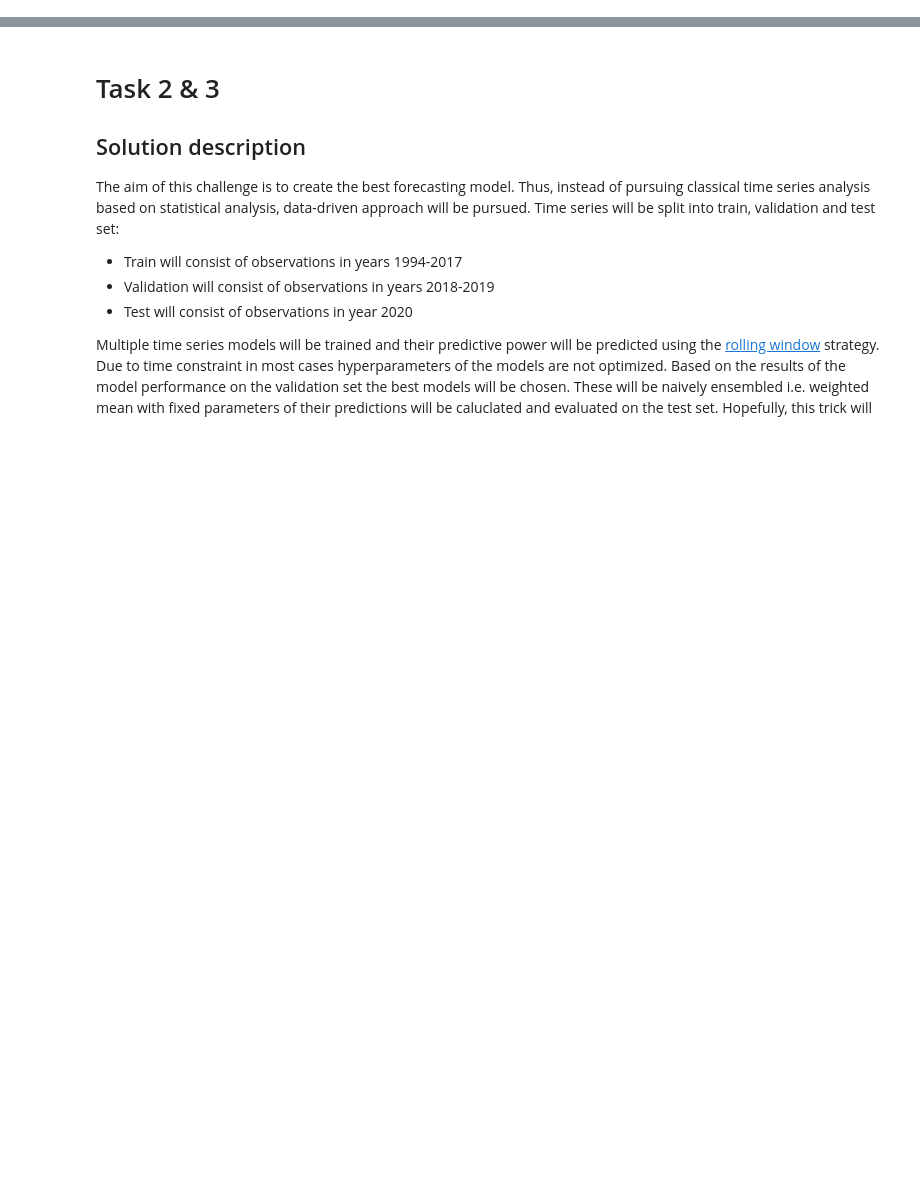
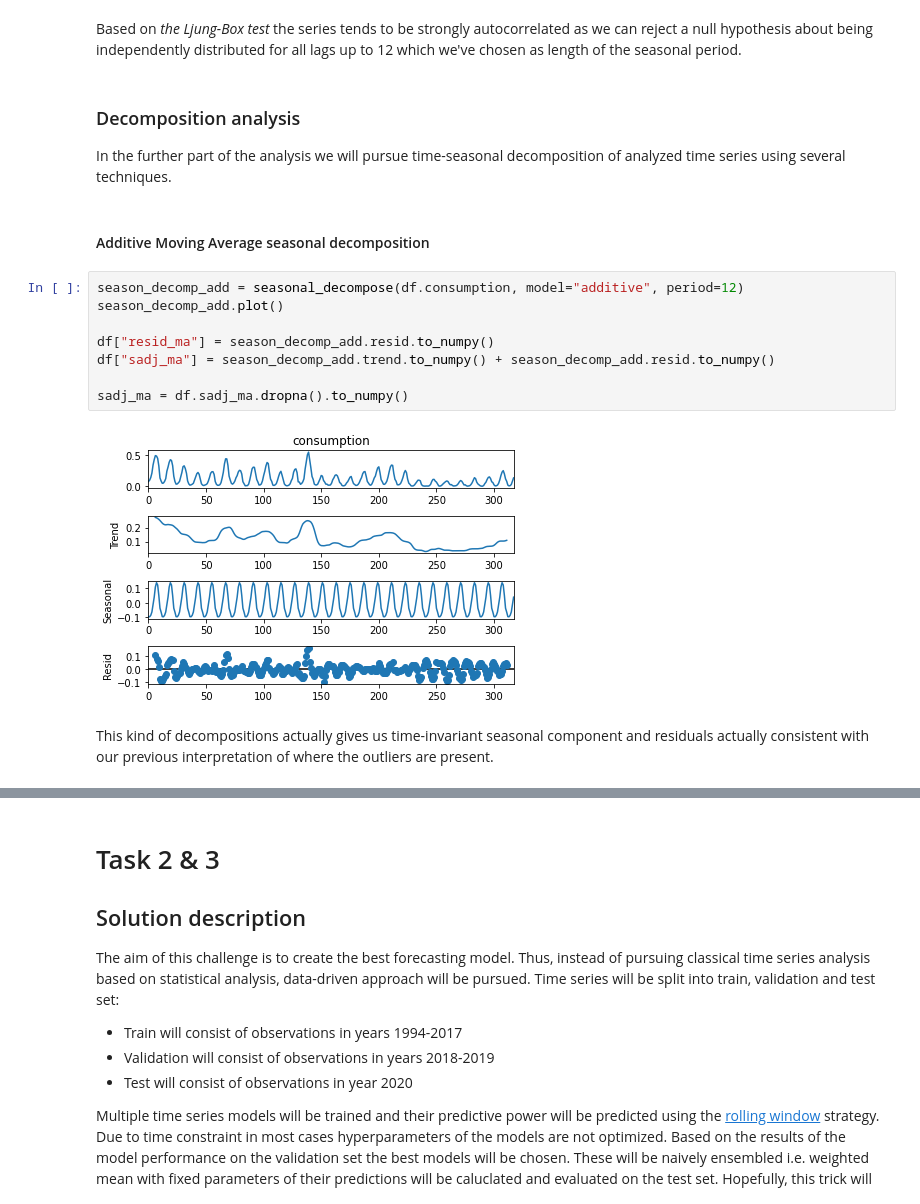
Before and after one commit to jcierocki/INGModellingContest, a Jupyter notebook: notebooks/models.ipynb, the cells around one changed output, grey strips where cells are left out. Drawn from its saved outputs; the diff is of its cells as text; blank space fills up the shorter version.

```diff
--- a/notebooks/models.ipynb
+++ b/notebooks/models.ipynb
@@ -0,0 +73,23 @@
+# %% [markdown]
+Based on _the Ljung-Box test_ the series tends to be strongly autocorrelated as we can reject a null hypothesis about being
+independently distributed for all lags up to 12 which we've chosen as length of the seasonal period.
+# %% [markdown]
+### Decomposition analysis
+
+In the further part of the analysis we will pursue time-seasonal decomposition of analyzed time series using several
+techniques.
+# %% [markdown]
+#### Additive Moving Average seasonal decomposition
+# %%
+season_decomp_add = seasonal_decompose(df.consumption, model="additive", period=12)
+season_decomp_add.plot()
+
+df["resid_ma"] = season_decomp_add.resid.to_numpy()
+df["sadj_ma"] = season_decomp_add.trend.to_numpy() + season_decomp_add.resid.to_numpy()
+
+sadj_ma = df.sadj_ma.dropna().to_numpy()
+# %% [output]
+[figure, added]
+# %% [markdown]
+This kind of decompositions actually gives us time-invariant seasonal component and residuals actually consistent with our
+previous interpretation of where the outliers are present.
```
Also changed, not shown: parts of 45 cells of this notebook, 1 other file.
